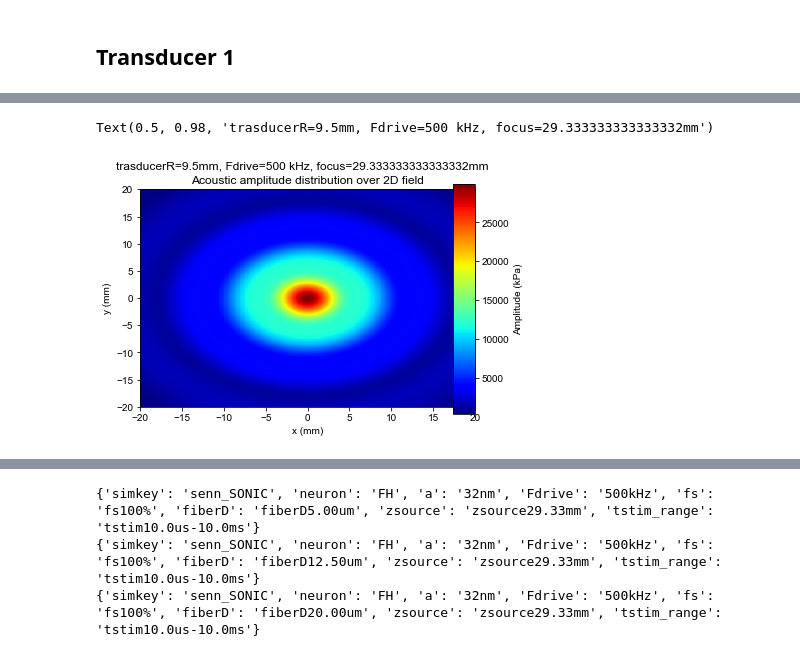
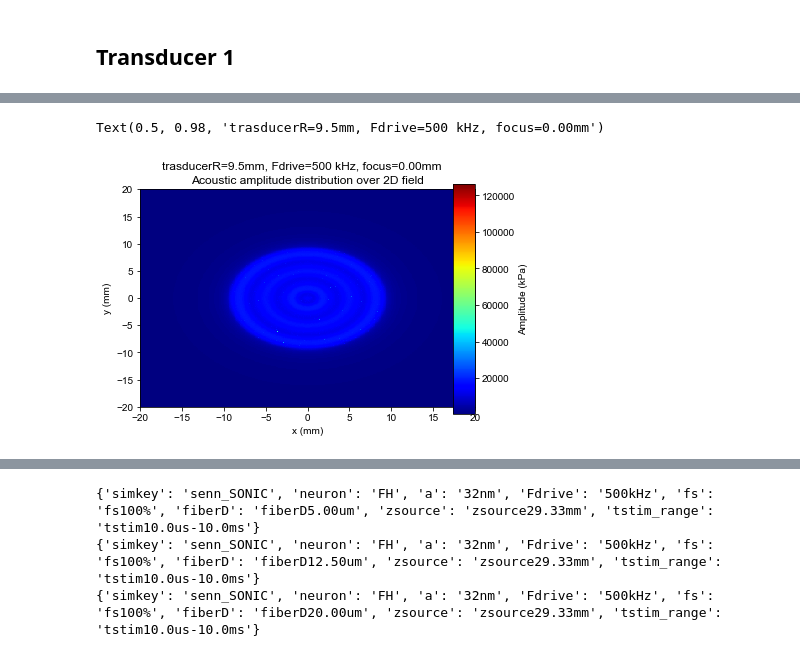
Before and after one commit to tjjlemaire/MorphoSONIC, a Jupyter notebook: notebooks/experimental setup - US field .ipynb, the cells around one changed output, grey strips where cells are left out. Saved outputs shown, nothing was run; the diff lists cells and outputs as text; code cells hidden in the pictures.

```diff
--- a/notebooks/experimental setup - US field .ipynb
+++ b/notebooks/experimental setup - US field .ipynb
@@ -19,7 +19,7 @@ x0 = 0                           # transducer location x-axis (m)
 y0 = 0                           # transducer location y-axis (m)
 z0 = 0                           # transducer location z-axis (m)
 Fdrive = 0.5e6   # US frequency
-psource = PlanarDiskTransducerSource(x0, y0, z0, Fdrive, r=r_tr) #310
+psource = PlanarDiskTransducerSource((x0, y0, z0), Fdrive, u_z, r=r_tr) #310
 # %%
 def plotAmpDist(x, z, amps, refamps):
     # Plot amplitude distribution along normal axis and over 2D field
@@ -47,8 +47,8 @@ x = np.linspace(-0.03, 0.03, n)  # m
 z = np.linspace(0.0001, 0.1, n)   # m without the first 100 nm
 
 # Plot acoustic amplitudes over 2D grid for each frequency
-amps = psource.DPSM2d (x, z, u_z)  # Pa
-refamps = psource.normalAxisAmp (z, u_z)
+amps = psource.DPSM2d(x, z)  # Pa
+refamps = psource.normalAxisAmp(z)
 fig = plotAmpDist(x, z, amps, refamps)
-fig.suptitle(f'trasducerR={r_tr*1e3}mm, Fdrive={si_format(Fdrive)}Hz, focus={(psource.getFocus()*1e3):.2f}mm', fontsize=12)
+fig.suptitle(f'trasducerR={r_tr*1e3}mm, Fdrive={si_format(Fdrive)}Hz, focus={(psource.z * 1e3):.2f}mm', fontsize=12)
 # %% [output]
@@ -57,23 +60,22 @@ Text(0.5, 0.98, 'trasducerR=9.5mm, Fdrive=500 kHz, focus=29.333333333333332mm')
 # %%
 def plotAmp(x, z, amps):
     fig, axes = plt.subplots()
     axes.set_title('Acoustic amplitude distribution over 2D field')
     axes.set_xlabel('x (mm)')
     axes.set_ylabel('y (mm)')
     sm = axes.pcolormesh(y * 1e3, x * 1e3, amps * 1e-3, cmap='jet')  #viridis
     cbarax = fig.add_axes([0.85, 0.10, 0.05, 0.80])
     fig.colorbar(sm, cax=cbarax)
     cbarax.set_ylabel('Amplitude (kPa)')
     return fig
 
 n = 400
 x = np.linspace(-0.02, 0.02, n)  # m
 y = np.linspace(-0.02, 0.02, n)  # m
-z = psource.getFocus()
 
-amps = psource.DPSMxy (x, y, z, u_z)  # Pa
+amps = psource.DPSMxy (x, y, psource.z)  # Pa
 fig = plotAmp(x, y, amps)
-fig.suptitle(f'trasducerR={r_tr*1e3}mm, Fdrive={si_format(Fdrive)}Hz, focus={(psource.getFocus()*1e3):.2f}mm', fontsize=12)
+fig.suptitle(f'trasducerR={r_tr*1e3}mm, Fdrive={si_format(Fdrive)}Hz, focus={(psource.z * 1e3):.2f}mm', fontsize=12)
 # %% [output]
-Text(0.5, 0.98, 'trasducerR=9.5mm, Fdrive=500 kHz, focus=29.333333333333332mm')
+Text(0.5, 0.98, 'trasducerR=9.5mm, Fdrive=500 kHz, focus=0.00mm')
-[figure, old version]
+[figure, new version]
```
Also changed, not shown: parts of 3 cells of this notebook, 5 other files.
